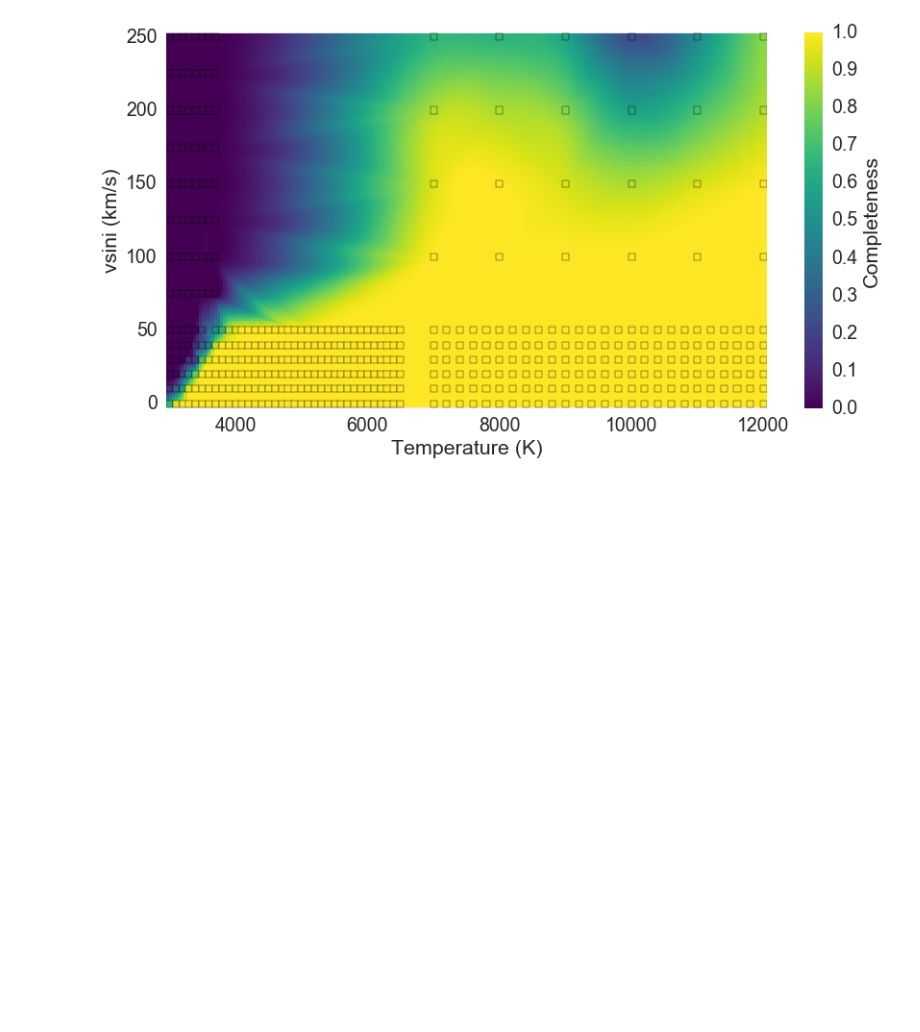
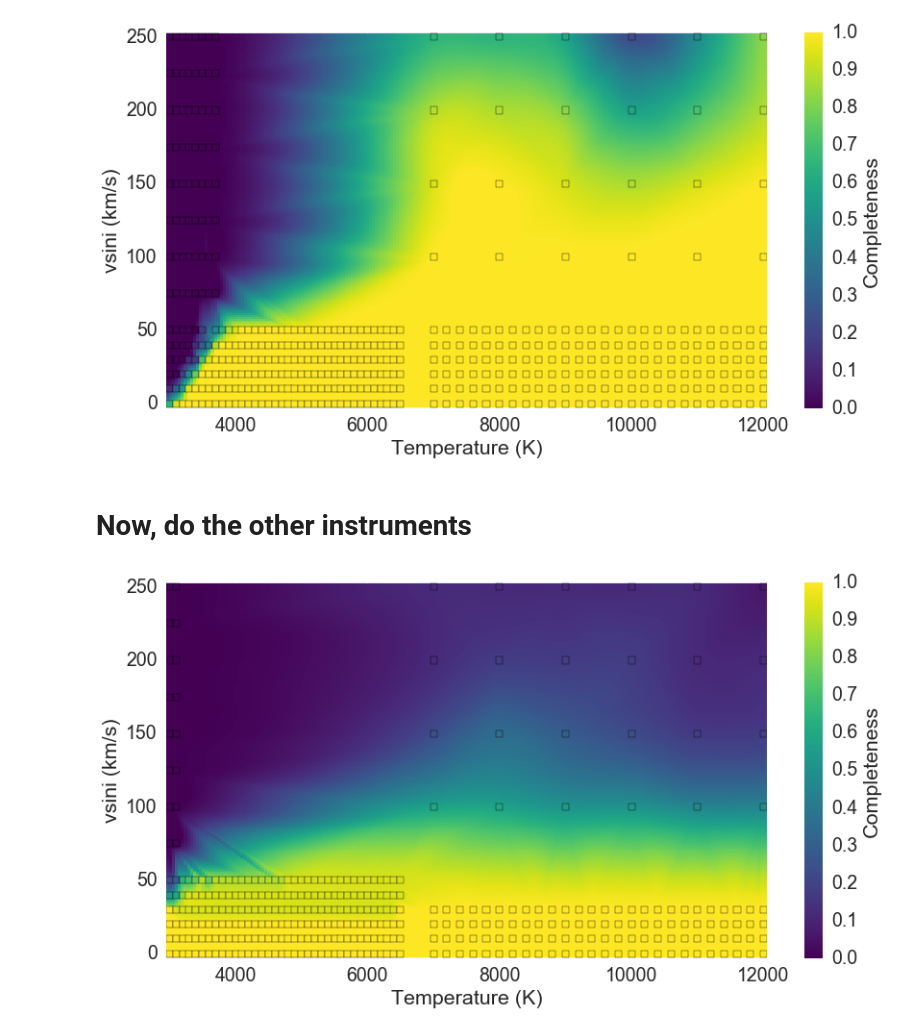
Before and after one commit to kgullikson88/BinaryInference, a Jupyter notebook: Completeness.ipynb, the cells around one changed output. Saved outputs shown, nothing was run; the diff lists cells and outputs as text; code cells hidden in the pictures; blank space fills up the shorter version.

Commit message:
Updated Completeness notebook for some stars that needed to be fixed.

```diff
--- a/Completeness.ipynb
+++ b/Completeness.ipynb
@@ -356,7 +356,10 @@ def get_data(star, date, addmode='simple'):
     high_vsini = np.arange(75, 250+25, 25)
     tmp = pd.DataFrame(data=dict(vsini=high_vsini, detrate=np.zeros_like(high_vsini)))
     for teff in range(3000, 7000, 100):
-        idx = np.argmax(subset.loc[subset.temperature == teff, 'vsini'])
+        if teff in subset.temperature.unique():
+            idx = np.argmax(subset.loc[subset.temperature == teff, 'vsini'])
+        else:
+            continue
         if subset.loc[idx, 'detrate'] == 0.0:
             tmp['temperature'] = teff
             tmp['detrate'] = 0.0
@@ -452,3 +459,40 @@ for star in summary.star.unique():
                                         star.replace(' ', '_'),
                                         date.replace('-', '')), 'w') as outfile:
             pickle.dump(s, outfile)
+# %% [markdown]
+# Now, do the other instruments
+# %%
+instrument = 'IGRINS'
+summary = get_summary(instrument)
+
+# Test out on a random star
+star = summary.star.unique()[1]
+date = summary.loc[summary.star == star, 'date'].unique()[0]
+subset = get_data(star=star, date=date)
+
+#subset = subset.loc[subset.temperature < 7000]
+X = subset[['temperature', 'vsini']].as_matrix()
+y = subset['detrate'].values
+
+xx = np.linspace(3000, 12000, num=200)
+yy = np.linspace(0, 250, num=200)
+XX, YY = np.meshgrid(xx, yy)
+test_pts = np.array((XX, YY)).reshape(2, -1).T
+
+# Interpolate
+s = CloughTocher2DInterpolator(X, y, rescale=True)
+mu = s(test_pts[:, 0], test_pts[:, 1])
+
+# Plot
+fig, (ax) = plt.subplots(1, 1, figsize=(14, 7))
+im = ax.scatter(test_pts[:, 0], test_pts[:, 1], c=mu, s=50, marker='s', edgecolor='none',
+                        cmap=viridis, vmin=0, vmax=1)
+im = ax.scatter(X[:, 0], X[:, 1], c=y, s=50, marker='s', cmap=viridis, vmin=0, vmax=1)
+cax = plt.colorbar(im, ax=ax)
+ax.set_xlim((2950, 12050))
+ax.set_ylim((-3, 253))
+ax.set_xlabel('Temperature (K)')
+ax.set_ylabel('vsini (km/s)')
+cax.set_label('Completeness')
+# %% [output]
+[figure, added]
```
Also changed, not shown: parts of 8 cells of this notebook.
